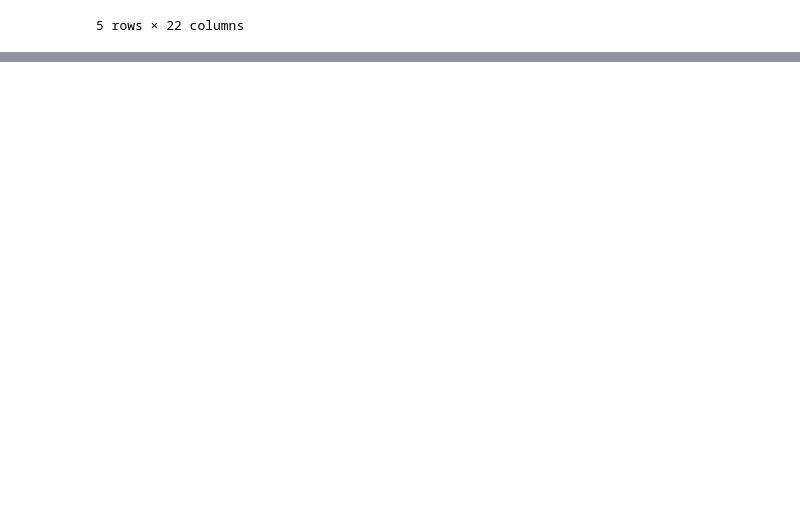
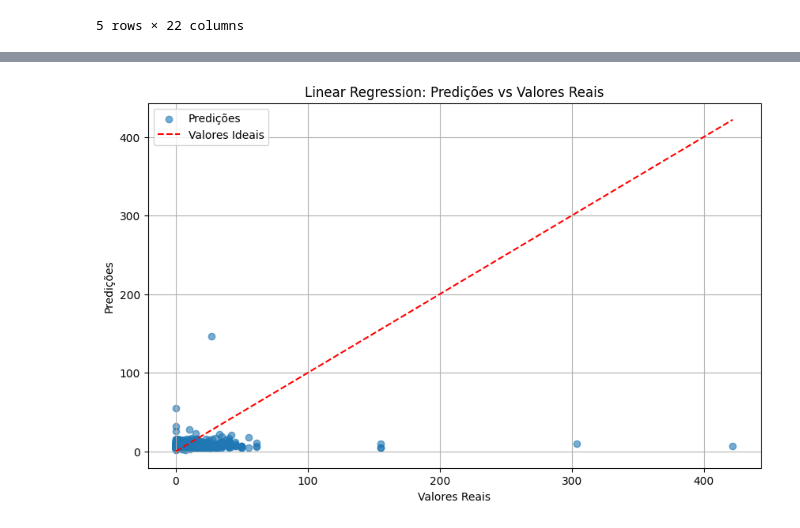
Before and after one commit to pedroogaab/Reconhecimento-de-padroes, a Jupyter notebook: regression.ipynb, the cells around one changed output, grey strips where cells are left out. Saved outputs shown, nothing was run; the diff lists cells and outputs as text; code cells hidden in the pictures; blank space fills up the shorter version.

```diff
--- a/regression.ipynb
+++ b/regression.ipynb
@@ -238,0 +519,4 @@ df_merged.head()
+# %%
+df_merged['categories'] = df_merged['categories'].apply(
+    lambda x: 'Multi-player' if 'Multi-player' in x else 'Single-player'
+)
@@ -238,0 +531,4 @@ df_merged.head()
+# %%
+# Criar as colunas binárias 'is_multi_player' e 'is_single_player'
+df_merged['is_multi_player'] = df_merged['categories'].apply(lambda x: 1 if x == 'Multi-player' else 0)
+df_merged['is_single_player'] = df_merged['categories'].apply(lambda x: 1 if x == 'Single-player' else 0)
@@ -238,0 +581,15 @@ df_merged.head()
+# %%
+# Selecionar características e o alvo
+X = df_merged[['average_playtime', 'required_age', 'positive_ratings', 'negative_ratings','median_playtime', 'support', 'release_year', 'linux', 'mac', 'windows',
+       'genres_numeric', 'is_multi_player', 'is_single_player']]
+y = df_merged['price']
+
+# Dividir em conjuntos de treinamento e teste
+X_train, X_test, y_train, y_test = train_test_split(X, y, test_size=0.2, random_state=42)
+# %%
+lr = LinearRegression()
+
+lr.fit(X_train,y_train)
+
+y_predict = lr.predict(X_test)
+y_predict
@@ -238,0 +651,13 @@ df_merged.head()
+# %%
+# Comparação entre predições e valores reais
+plt.figure(figsize=(10, 6))
+plt.scatter(y_test, y_predict, alpha=0.6, label='Predições')
+plt.plot([y_test.min(), y_test.max()], [y_test.min(), y_test.max()], color='red', linestyle='--', label='Valores Ideais')
+plt.title('Linear Regression: Predições vs Valores Reais')
+plt.xlabel('Valores Reais')
+plt.ylabel('Predições')
+plt.grid(True)
+plt.legend(loc='upper left')
+plt.show()
+# %% [output]
+[figure, added]
```
Also changed, not shown: parts of 70 cells of this notebook.
